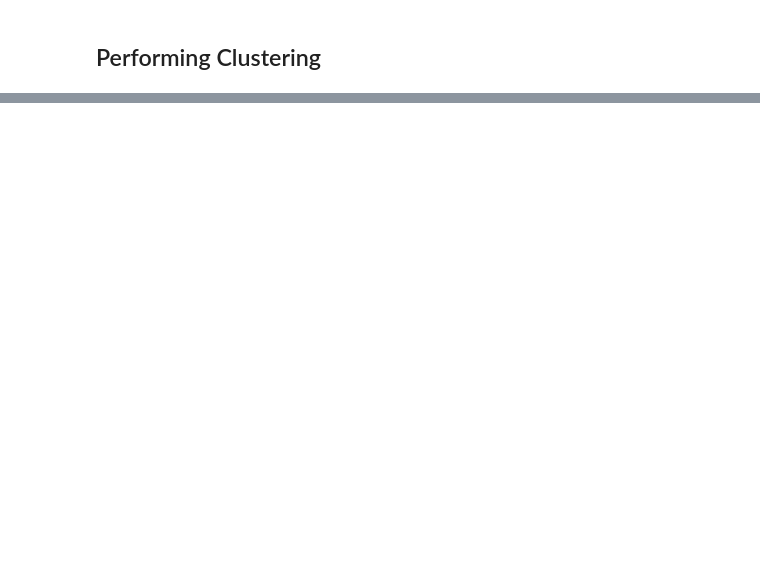
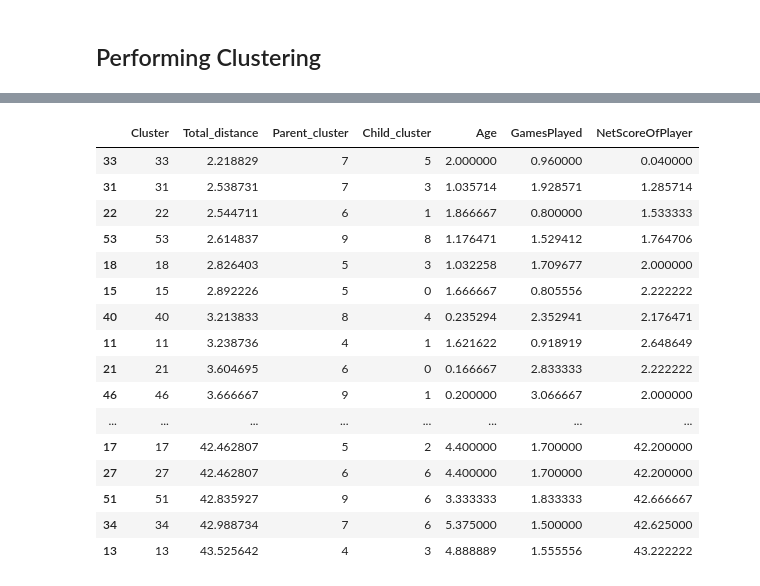
Before and after one commit to TrulySanae/PAMI_Projekt, a Jupyter notebook: NBA_Data_Analysis_3_Vars/NBA-experiment.ipynb, the cells around one changed output, grey strips where cells are left out. Drawn from its saved outputs; the diff is of its cells as text; code cells hidden in the pictures; blank space fills up the shorter version.

```diff
--- a/NBA_Data_Analysis_3_Vars/NBA-experiment.ipynb
+++ b/NBA_Data_Analysis_3_Vars/NBA-experiment.ipynb
@@ -297,0 +284,72 @@ distances.to_csv(output_path, index=False)
+# %%
+# Initialization of nba_dict
+vis_clusters = max_clusters
+total_distance = []
+attributes_list_names = feature_names
+nba_dict = {}
+
+# Process clusters and calculate means
+for record_idx in range(max_clusters):
+    cluster_record = cluster_histories[record_idx]
+    Z_clusters = cluster_record['Z_clusters']
+    labels = cluster_record['labels']
+    n_clusters = cluster_record['n_clusters']
+    tgt = f'{instance_2}'
+    src = f'{instance_1}'
+    nba_dict[record_idx] = {}
+
+    with np.printoptions(precision=3, suppress=True):
+        for cluster_idx in range(n_clusters):  # Iterate only over existing clusters
+            nba_dict[record_idx][cluster_idx] = {
+                'src_means': X[cluster_idx == labels].mean(axis=0),
+                'trg_means': Z_clusters[cluster_idx == labels].mean(axis=0),
+                'differences': {}  # Initialize the 'differences' key here
+            }
+
+# Calculate distances
+total_distance = []
+parent_cluster = []
+child_cluster  = []
+for record_idx in range(max_clusters):
+    cluster_record = cluster_histories[record_idx]
+    n_clusters = cluster_record['n_clusters']  # Get n_clusters for the current record
+    for cluster_idx in range(n_clusters):  # Iterate only over existing clusters
+        if cluster_idx in nba_dict[record_idx]:
+            for i, attribute in enumerate(attributes_list_names):
+                val_0 = nba_dict[record_idx][cluster_idx]['src_means'][i]
+                val_1 = nba_dict[record_idx][cluster_idx]['trg_means'][i]
+                nba_dict[record_idx][cluster_idx]["differences"][attribute] = abs(val_1 - val_0)
+
+            # Calculate total distance for each cluster
+            distance = np.sqrt(sum((nba_dict[record_idx][cluster_idx]["differences"][attribute]) ** 2 for attribute in attributes_list_names))
+            total_distance.append(distance)
+            parent_cluster.append(record_idx)
+            child_cluster.append(cluster_idx)
+
+# Create DataFrame
+distances = pd.DataFrame({
+    'Cluster': range(len(total_distance)),
+    'Total_distance': total_distance,
+    'Parent_cluster': parent_cluster,
+    'Child_cluster': child_cluster
+})
+
+# Add attribute differences
+for attribute in attributes_list_names:
+    distances[attribute] = [
+        nba_dict[record_idx][cluster_idx]["differences"][attribute]
+        for record_idx in range(max_clusters)
+        for cluster_idx in range(cluster_histories[record_idx]['n_clusters'])  # Iterate only over existing clusters
+    ]
+
+# Sort distances by 'Total_distance'
+distances = distances.sort_values(by='Total_distance')
+print(instance_1)
+# Output to CSV
+distance_folder_path = open('./File_Paths/path_distances.txt', 'r').read()
+output_path = f'../{distance_folder_path}/distance_from_{instance_1}_to_{instance_2}.csv'
+distances.to_csv(output_path, index=False)
+
+# Display the DataFrame
+display(distances)
+# %% [output]
@@ -297,0 +357,17 @@ distances.to_csv(output_path, index=False)
+|  | Cluster | Total_distance | Parent_cluster | Child_cluster | Age | GamesPlayed | NetScoreOfPlayer |
+| 33 | 33 | 2.218829 | 7 | 5 | 2.000000 | 0.960000 | 0.040000 |
+| 31 | 31 | 2.538731 | 7 | 3 | 1.035714 | 1.928571 | 1.285714 |
+| 22 | 22 | 2.544711 | 6 | 1 | 1.866667 | 0.800000 | 1.533333 |
+| 53 | 53 | 2.614837 | 9 | 8 | 1.176471 | 1.529412 | 1.764706 |
+| 18 | 18 | 2.826403 | 5 | 3 | 1.032258 | 1.709677 | 2.000000 |
+| 15 | 15 | 2.892226 | 5 | 0 | 1.666667 | 0.805556 | 2.222222 |
+| 40 | 40 | 3.213833 | 8 | 4 | 0.235294 | 2.352941 | 2.176471 |
+| 11 | 11 | 3.238736 | 4 | 1 | 1.621622 | 0.918919 | 2.648649 |
+| 21 | 21 | 3.604695 | 6 | 0 | 0.166667 | 2.833333 | 2.222222 |
+| 46 | 46 | 3.666667 | 9 | 1 | 0.200000 | 3.066667 | 2.000000 |
+| ... | ... | ... | ... | ... | ... | ... | ... |
+| 17 | 17 | 42.462807 | 5 | 2 | 4.400000 | 1.700000 | 42.200000 |
+| 27 | 27 | 42.462807 | 6 | 6 | 4.400000 | 1.700000 | 42.200000 |
+| 51 | 51 | 42.835927 | 9 | 6 | 3.333333 | 1.833333 | 42.666667 |
+| 34 | 34 | 42.988734 | 7 | 6 | 5.375000 | 1.500000 | 42.625000 |
+| 13 | 13 | 43.525642 | 4 | 3 | 4.888889 | 1.555556 | 43.222222 |
```
Also changed, not shown: parts of 7 cells of this notebook, 30 other files.
